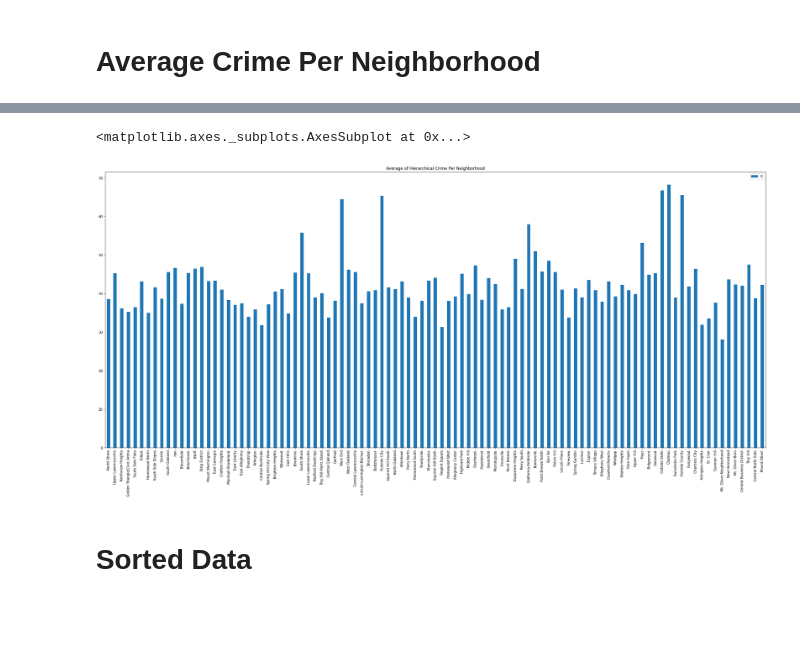
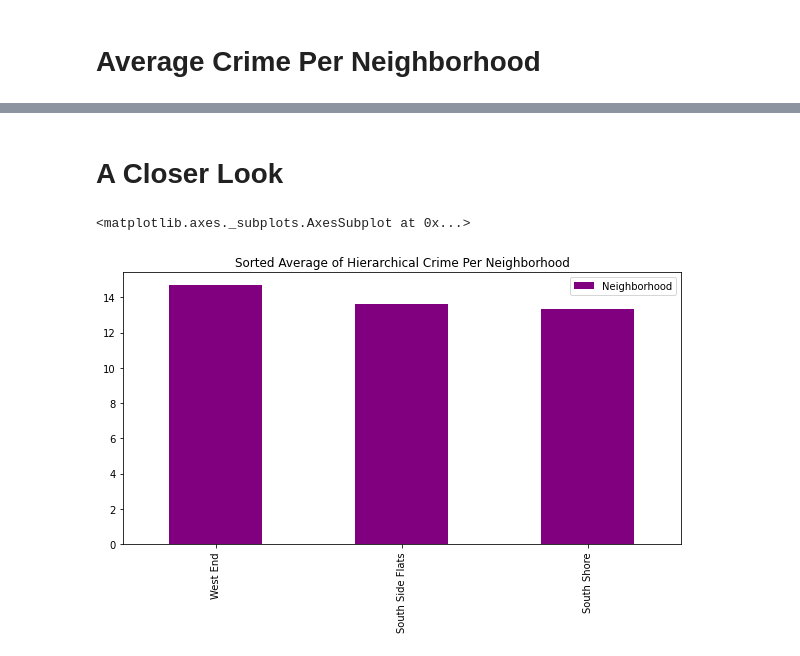
Before and after one commit to MasonGobat/bigIdeasFinalProject, a Jupyter notebook: Crime.ipynb, the cells around one changed output, grey strips where cells are left out. Cells and saved outputs as stored; diff of their text form; code cells hidden in the pictures; blank space fills up the shorter version.

Commit message:
fixed average

```diff
--- a/Crime.ipynb
+++ b/Crime.ipynb
@@ -16,20 +18,16 @@ chip = pd.read_csv("data/CrimeRate.csv")
 dict = {}
 dict_count = {}
 for index, row in chip.iterrows():
-    if not row['INCIDENTNEIGHBORHOOD'] in dict:
+    if not row['INCIDENTNEIGHBORHOOD'] in dict and row["HIERARCHY"] < 99:
         dict[row['INCIDENTNEIGHBORHOOD']] = row['HIERARCHY']
         dict_count[row['INCIDENTNEIGHBORHOOD']] = 1
-    else:
+
+    elif row["HIERARCHY"] < 99:
         dict[row['INCIDENTNEIGHBORHOOD']] = dict.get(row['INCIDENTNEIGHBORHOOD']) + row['HIERARCHY']
         dict_count[row['INCIDENTNEIGHBORHOOD']] = dict_count.get(row['INCIDENTNEIGHBORHOOD']) + 1
 
-mean = {}
-for (k,v), (k2,v2) in zip(dict.items(), dict_count.items()):
-     mean[k] = v/v2
+count_df = pd.DataFrame.from_dict(dict_count, orient = 'index')
 
-count_df = pd.DataFrame.from_dict(dict_count, orient = 'index')
-mean_dataframe = pd.DataFrame.from_dict(mean, orient = 'index')
-
-count_df.plot(kind = "bar", figsize=(35,15), color= "green", title = "Count of Crimes Per Neighborhood")
+count_df.plot(kind = "bar", figsize=(25,15), color= "green", title = "Count of Crimes Per Neighborhood")
 # %% [output]
 <matplotlib.axes._subplots.AxesSubplot at 0x...>
@@ -38,0 +81,5 @@ count_df.plot(kind = "bar", figsize=(35,15), color= "green", title = "Count of C
+# %%
+mean_dataframe.columns = ['Neighborhood']
+sorted_mean = mean_dataframe.sort_values('Neighborhood', axis = 0, ascending = False, kind = "quicksort")
+sorted_mean = sorted_mean.iloc[1: , :]
+sorted_mean.plot(kind = "bar", figsize=(35,15), title = "Sorted Average of Hierarchical Crime Per Neighborhood", color = "purple")
@@ -39,7 +89,8 @@ count_df.plot(kind = "bar", figsize=(35,15), color= "green", title = "Count of C
+# %% [markdown]
+# A Closer Look
 # %%
-mean_dataframe.plot(kind = "bar", figsize=(35,15), title = "Average of Hierarchical Crime Per Neighborhood")
+sorted_mean = sorted_mean.head(3)
+sorted_mean.plot(kind = "bar", figsize=(10,5), title = "Sorted Average of Hierarchical Crime Per Neighborhood", color = "purple")
 # %% [output]
 <matplotlib.axes._subplots.AxesSubplot at 0x...>
-[figure, old version]
+[figure, new version]
-# %% [markdown]
-# Sorted Data
```
Also changed, not shown: parts of 17 cells of this notebook.
